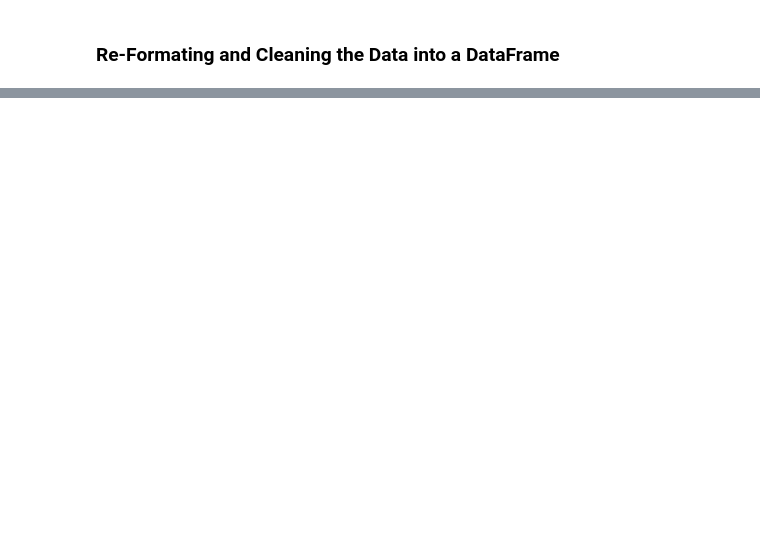
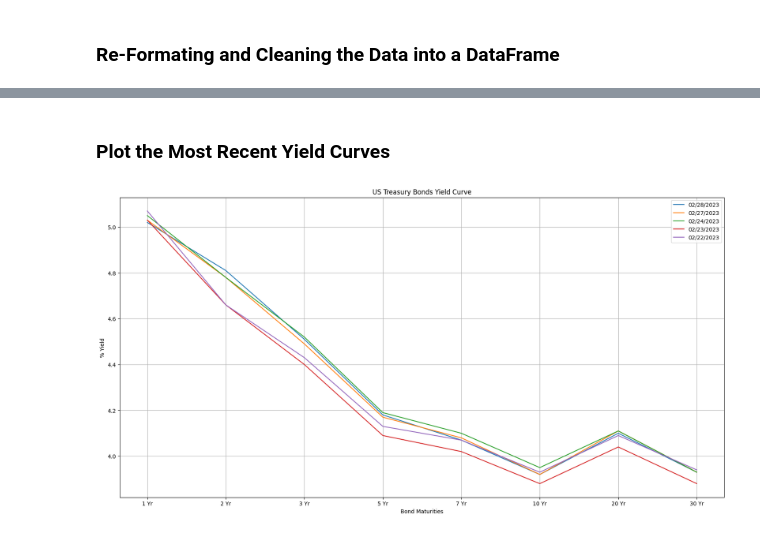
Before and after one commit to sabawi/United-States-Treasury-Bonds-Yield-Curve, a Jupyter notebook: US_Treasury_Yield_Curve.ipynb, the cells around one changed output, grey strips where cells are left out. Saved outputs shown, nothing was run; the diff lists cells and outputs as text; code cells hidden in the pictures; blank space fills up the shorter version.

```diff
--- a/US_Treasury_Yield_Curve.ipynb
+++ b/US_Treasury_Yield_Curve.ipynb
@@ -68 +163,3 @@ yield_curve_df2
+# %% [markdown]
+### Plot the Most Recent Yield Curves
 # %%
@@ -82,3 +181,9 @@ fig.update_layout(
    )
 )
 fig.show()
+# %%
+yield_curve_df2.iloc[-8:,:5].plot(figsize=(20,10),title="US Treasury Bonds Yield Curve",ylabel='% Yield',
+                     xlabel='Bond Maturities',grid=True)
+plt.show()
+# %% [output]
+[figure, added]
```
Also changed, not shown: parts of 15 cells of this notebook, 2 other files.
